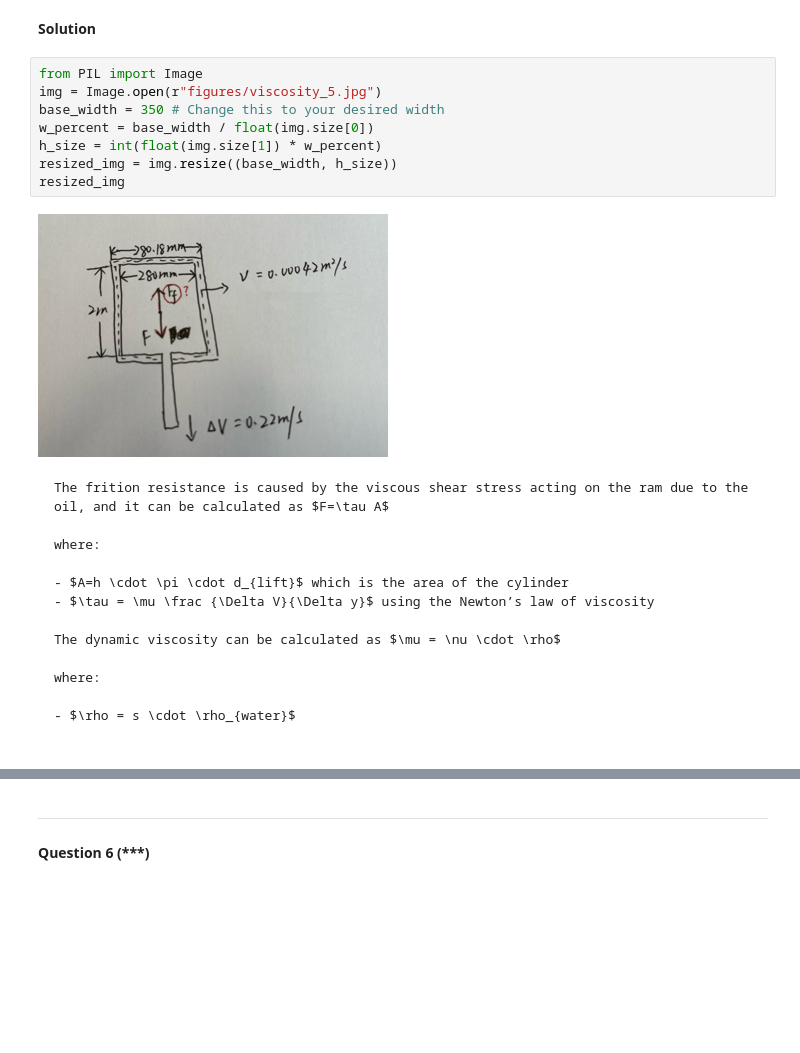
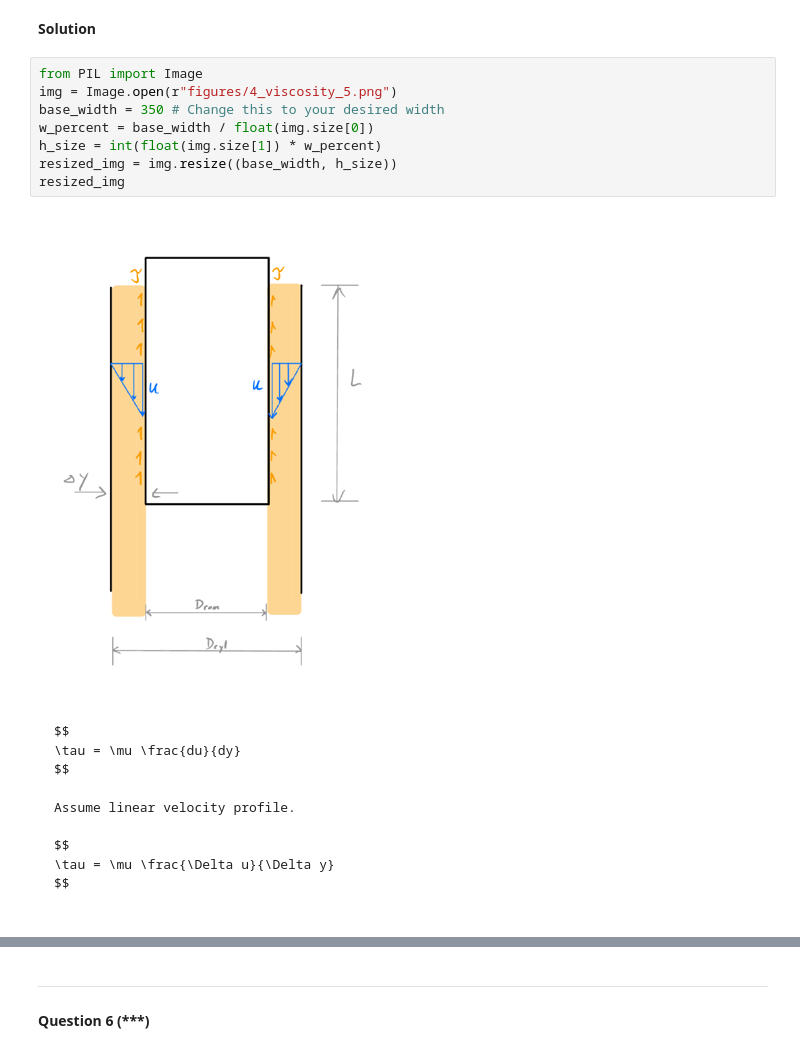
Before and after one commit to Maria9925/CIVIL_202_25, a Jupyter notebook: _sources/Module2Hydrostatics_Sol.ipynb, the cells around one changed output, grey strips where cells are left out. Drawn from its saved outputs; the diff is of its cells as text; blank space fills up the shorter version.

````diff
--- a/_sources/Module2Hydrostatics_Sol.ipynb
+++ b/_sources/Module2Hydrostatics_Sol.ipynb
@@ -405,29 +380,26 @@ $\tau = \mu \frac {\Delta V}{\Delta y}$
 **Solution**
 # %%
 from PIL import Image
-img = Image.open(r"figures/viscosity_5.jpg")
+img = Image.open(r"figures/4_viscosity_5.png")
 base_width = 350 # Change this to your desired width
 w_percent = base_width / float(img.size[0])
 h_size = int(float(img.size[1]) * w_percent)
 resized_img = img.resize((base_width, h_size))
 resized_img
 # %% [output]
-[figure, old version]
+[figure, new version]
-# %% [markdown]
-```{dropdown} Show code cell outputs
-The frition resistance is caused by the viscous shear stress acting on the ram due to the oil, and it can be calculated as $F=\tau A$
-
-where:
-
-- $A=h \cdot \pi \cdot d_{lift}$ which is the area of the cylinder
-- $\tau = \mu \frac {\Delta V}{\Delta y}$ using the Newton’s law of viscosity
-
-The dynamic viscosity can be calculated as $\mu = \nu \cdot \rho$
-
-where:
-
-- $\rho = s \cdot \rho_{water}$
-
-```
+# %% [markdown]
+```{dropdown} Show code cell outputs
+$$
+\tau = \mu \frac{du}{dy}
+$$
+
+Assume linear velocity profile.
+
+$$
+\tau = \mu \frac{\Delta u}{\Delta y}
+$$
+
+```
 # %%
 %%render long 5
````
Also changed, not shown: parts of 198 cells of this notebook, 40 other files.
